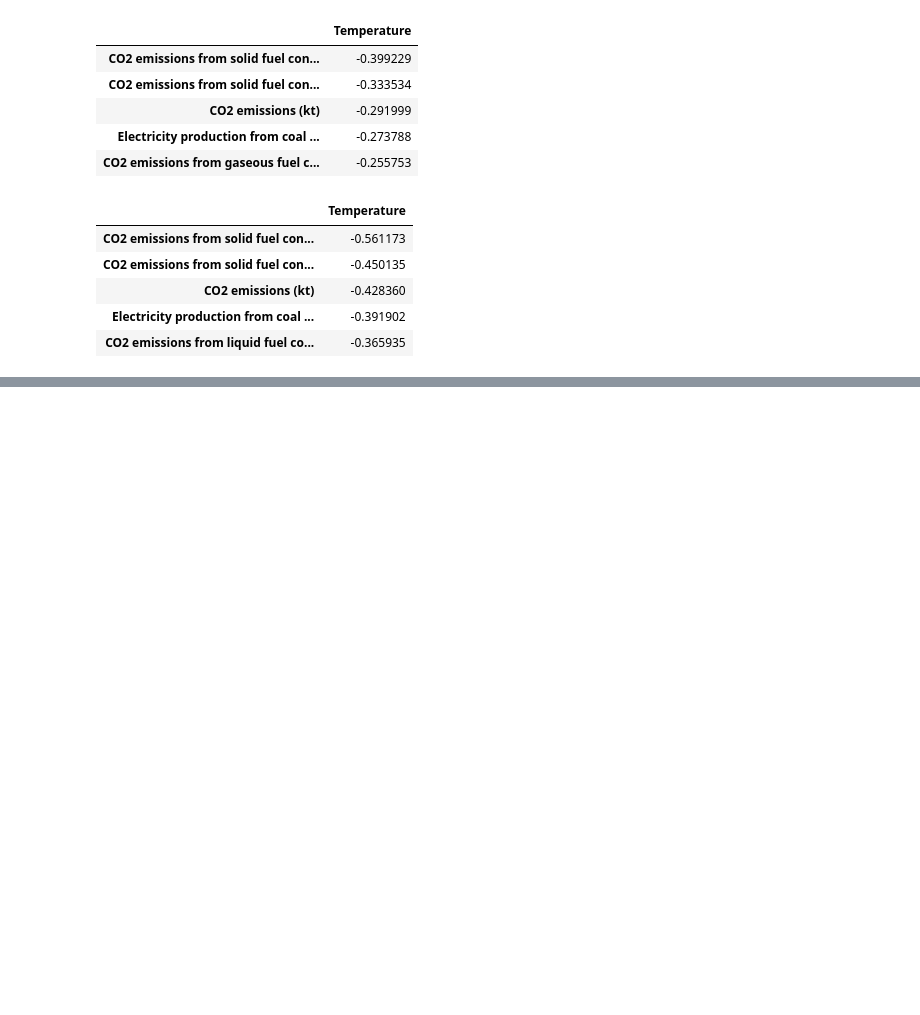
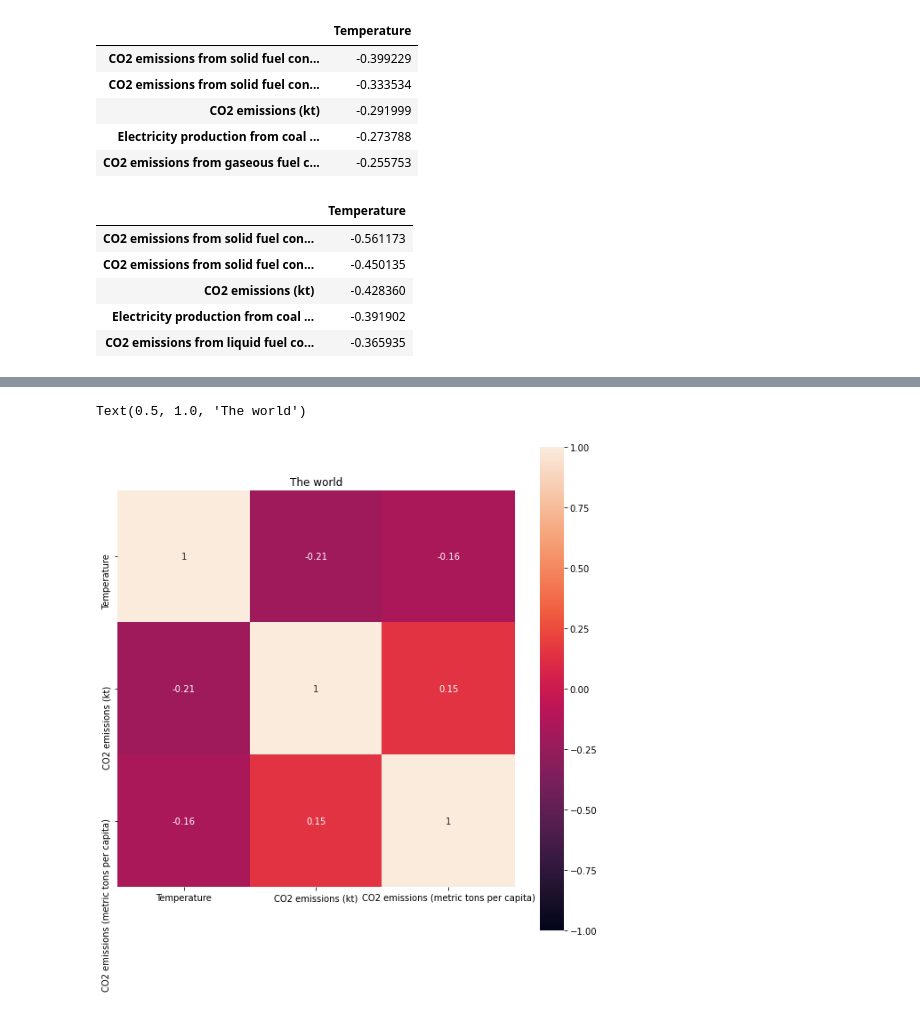
Before and after one commit to BingQuanChua/Untold-Climate-Change-Story, a Jupyter notebook: eda.ipynb, the cells around one changed output, grey strips where cells are left out. Cells and saved outputs as stored; diff of their text form; code cells hidden in the pictures; blank space fills up the shorter version.

```diff
--- a/eda.ipynb
+++ b/eda.ipynb
@@ -89,2 +110,11 @@ df_corr.loc[:, ['Temperature']].sort_values(by="Temperature").head(5)
+# %%
+small_corr = df[['Temperature', 'CO2 emissions (kt)', 'CO2 emissions (metric tons per capita)']].corr()
+
+plt.figure(figsize=(10, 10))
+sns.heatmap(small_corr,square=True, annot=True, vmax=1, vmin=-1)
+plt.title('The world')
+# %% [output]
+Text(0.5, 1.0, 'The world')
+[figure, added]
 # %%
 plt.figure(figsize=(20, 20))
```
Also changed, not shown: parts of 6 cells of this notebook, 4 other files.
